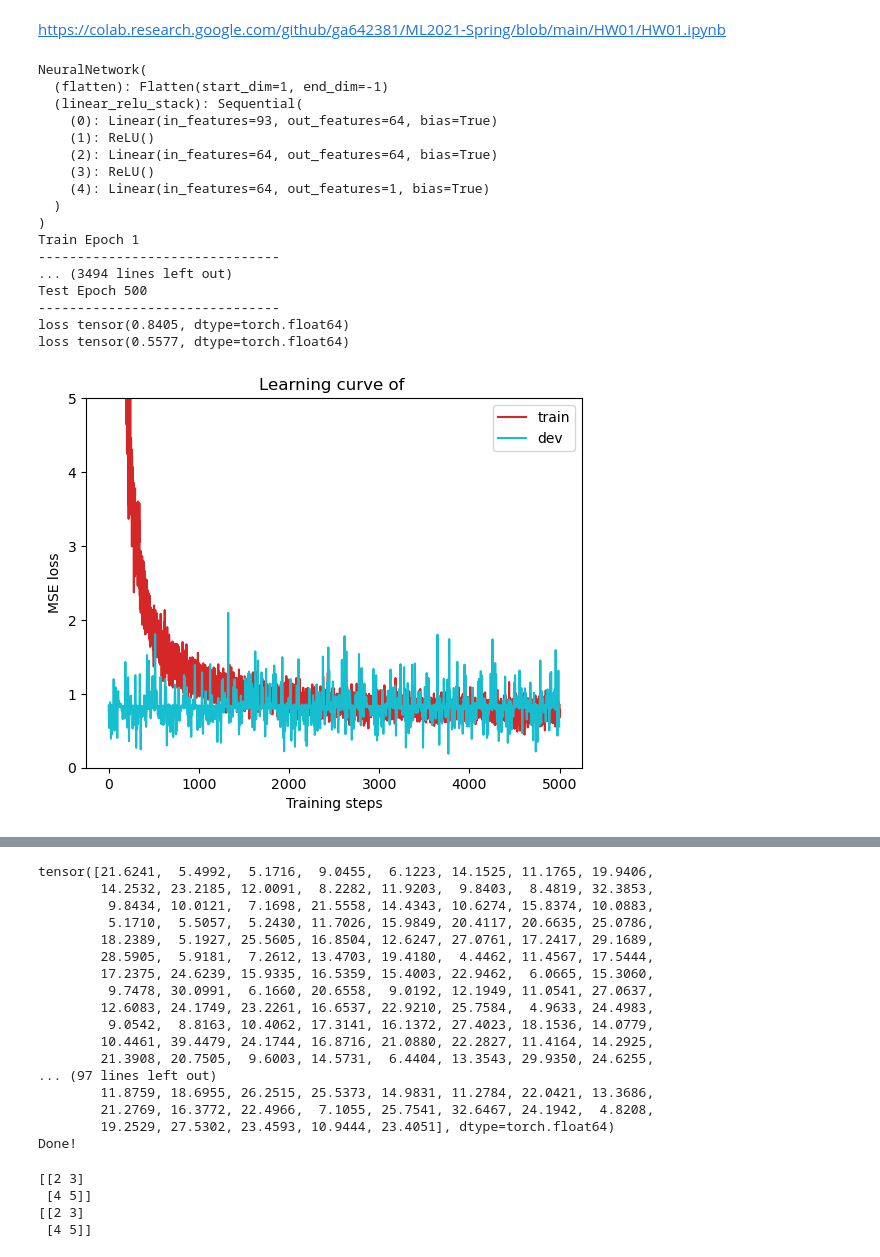
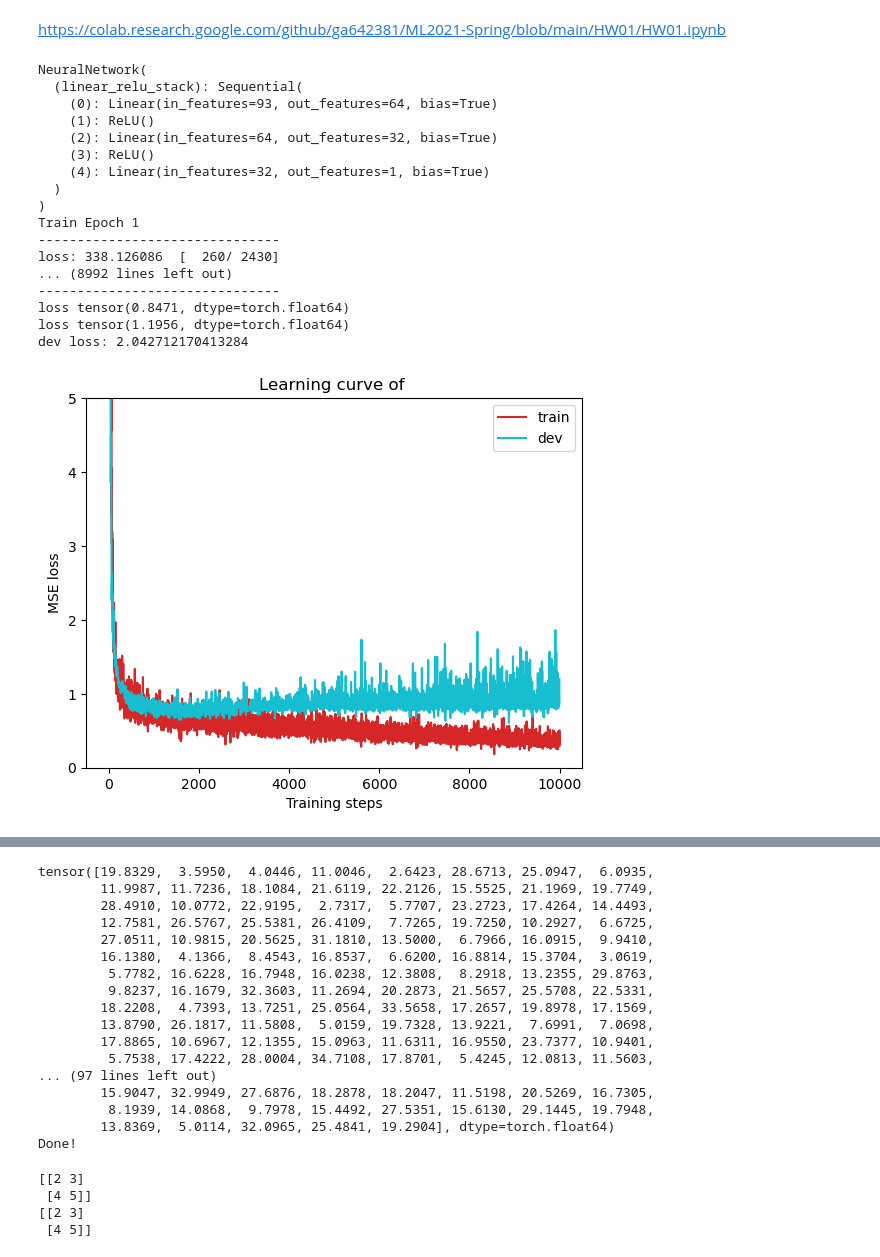
Before and after one commit to leavingme/Homework, a Jupyter notebook: hw1.ipynb, the cells around one changed output, grey strips where cells are left out. Drawn from its saved outputs; the diff is of its cells as text; code cells hidden in the pictures.

```diff
--- a/hw1.ipynb
+++ b/hw1.ipynb
@@ -104,13 +112,14 @@ test_dataloader = DataLoader(test_data, batch_size=32, shuffle=True)
 class NeuralNetwork(nn.Module):
     def __init__(self):
         super().__init__()
-        self.flatten = nn.Flatten()
+        # self.flatten = nn.Flatten()
         self.linear_relu_stack = nn.Sequential(
             nn.Linear(93, 64),
+            # nn.Linear(42, 32),
             nn.ReLU(),
-            nn.Linear(64, 64),
+            nn.Linear(64, 32),
             nn.ReLU(),
-            nn.Linear(64, 1),
+            nn.Linear(32, 1),
         )
         # self.linear = nn.Linear(94, 1)
         self.double()
@@ -129,7 +138,7 @@ loss_record = {"train": [], "dev": []}
 pred_record = []
 target_record = []
 
-optimizer = torch.optim.SGD(model.parameters(), lr=0.001)
+optimizer = torch.optim.SGD(model.parameters(), lr=0.001, momentum=0.9)
 
 def train(dataloader, model, loss_fn, optimizer):
     size = len(dataloader.dataset)
@@ -153,6 +162,10 @@ def train(dataloader, model, loss_fn, optimizer):
             loss, current = loss.item(), (batch + 1) * len(X)
             print(f"loss: {loss:>7f}  [{current:>5d}/{size:>5d}]")
 
+
+
+
+
 def dev(dataloader, model, loss_fn):
     global pred_record, target_record
 
@@ -169,6 +182,7 @@ def dev(dataloader, model, loss_fn):
             pred = model(X)
             pred = pred.squeeze()
             loss = loss_fn(pred, y)
+            test_loss += loss.item()
 
             loss_record["dev"].append(loss.item())
 
@@ -179,7 +193,7 @@ def dev(dataloader, model, loss_fn):
     pred_record = torch.cat(pred_record, dim=0).numpy()
     target_record = torch.cat(target_record, dim=0).numpy()
 
-            # test_loss += loss_fn(pred, y).item()
+    return test_loss
             # correct += (pred.argmax(1) == y).type(torch.float).sum().item()
 
     # test_loss /= num_batches
@@ -187,7 +201,12 @@ def dev(dataloader, model, loss_fn):
     # print(f"Test Error: \n Accuracy: {(100*correct):>0.1f}%, Avg loss: {test_loss:>8f} \n")
 
 def test(dataloader, model):
+    del model
+    model = NeuralNetwork()
+    ckpt = torch.load("model.pth")
+    model.load_state_dict(ckpt)
     model.eval()
+
     preds = []
     with torch.no_grad():
         for X in dataloader:
@@ -196,42 +215,46 @@ def test(dataloader, model):
 
             preds.append(pred)
 
     preds = torch.cat(preds, dim=0)
     print(preds)
     save_result(preds)
 
-
-epochs = 500
+epochs = 1000
+min_loss = 1000
 for t in range(epochs):
     print(f"Train Epoch {t+1}\n-------------------------------")
     train(train_dataloader, model, loss_fn, optimizer)
 
-for t in range(epochs):
     print(f"Test Epoch {t+1}\n-------------------------------")
-    dev(dev_dataloader, model, loss_fn)
+    dev_loss = dev(dev_dataloader, model, loss_fn)
+    if dev_loss < min_loss:
+        min_loss = dev_loss
+        torch.save(model.state_dict(), "model.pth")
+
+    print(f"dev loss: {dev_loss}\n")
 
 plot_learning_curve(loss_record, "")
 plot_pred(pred_record, target_record)
 
 test(test_dataloader, model)
 
 print("Done!")
 # %% [output]
 NeuralNetwork(
-  (flatten): Flatten(start_dim=1, end_dim=-1)
   (linear_relu_stack): Sequential(
     (0): Linear(in_features=93, out_features=64, bias=True)
     (1): ReLU()
-    (2): Linear(in_features=64, out_features=64, bias=True)
+    (2): Linear(in_features=64, out_features=32, bias=True)
     (3): ReLU()
-    (4): Linear(in_features=64, out_features=1, bias=True)
+    (4): Linear(in_features=32, out_features=1, bias=True)
   )
 )
 Train Epoch 1
 -------------------------------
-... (3494 lines left out)
-Test Epoch 500
+loss: 338.126086  [  260/ 2430]
+... (8992 lines left out)
 -------------------------------
-loss tensor(0.8405, dtype=torch.float64)
-loss tensor(0.5577, dtype=torch.float64)
+loss tensor(0.8471, dtype=torch.float64)
+loss tensor(1.1956, dtype=torch.float64)
+dev loss: 2.042712170413284
-[figure, old version]
+[figure, new version]
@@ -239,19 +262,19 @@ loss tensor(0.5577, dtype=torch.float64)
-tensor([21.6241,  5.4992,  5.1716,  9.0455,  6.1223, 14.1525, 11.1765, 19.9406,
-        14.2532, 23.2185, 12.0091,  8.2282, 11.9203,  9.8403,  8.4819, 32.3853,
-         9.8434, 10.0121,  7.1698, 21.5558, 14.4343, 10.6274, 15.8374, 10.0883,
-         5.1710,  5.5057,  5.2430, 11.7026, 15.9849, 20.4117, 20.6635, 25.0786,
-        18.2389,  5.1927, 25.5605, 16.8504, 12.6247, 27.0761, 17.2417, 29.1689,
-        28.5905,  5.9181,  7.2612, 13.4703, 19.4180,  4.4462, 11.4567, 17.5444,
-        17.2375, 24.6239, 15.9335, 16.5359, 15.4003, 22.9462,  6.0665, 15.3060,
-         9.7478, 30.0991,  6.1660, 20.6558,  9.0192, 12.1949, 11.0541, 27.0637,
-        12.6083, 24.1749, 23.2261, 16.6537, 22.9210, 25.7584,  4.9633, 24.4983,
-         9.0542,  8.8163, 10.4062, 17.3141, 16.1372, 27.4023, 18.1536, 14.0779,
-        10.4461, 39.4479, 24.1744, 16.8716, 21.0880, 22.2827, 11.4164, 14.2925,
-        21.3908, 20.7505,  9.6003, 14.5731,  6.4404, 13.3543, 29.9350, 24.6255,
+tensor([19.8329,  3.5950,  4.0446, 11.0046,  2.6423, 28.6713, 25.0947,  6.0935,
+        11.9987, 11.7236, 18.1084, 21.6119, 22.2126, 15.5525, 21.1969, 19.7749,
+        28.4910, 10.0772, 22.9195,  2.7317,  5.7707, 23.2723, 17.4264, 14.4493,
+        12.7581, 26.5767, 25.5381, 26.4109,  7.7265, 19.7250, 10.2927,  6.6725,
+        27.0511, 10.9815, 20.5625, 31.1810, 13.5000,  6.7966, 16.0915,  9.9410,
+        16.1380,  4.1366,  8.4543, 16.8537,  6.6200, 16.8814, 15.3704,  3.0619,
+         5.7782, 16.6228, 16.7948, 16.0238, 12.3808,  8.2918, 13.2355, 29.8763,
+         9.8237, 16.1679, 32.3603, 11.2694, 20.2873, 21.5657, 25.5708, 22.5331,
+        18.2208,  4.7393, 13.7251, 25.0564, 33.5658, 17.2657, 19.8978, 17.1569,
+        13.8790, 26.1817, 11.5808,  5.0159, 19.7328, 13.9221,  7.6991,  7.0698,
+        17.8865, 10.6967, 12.1355, 15.0963, 11.6311, 16.9550, 23.7377, 10.9401,
+         5.7538, 17.4222, 28.0004, 34.7108, 17.8701,  5.4245, 12.0813, 11.5603,
 ... (97 lines left out)
-        11.8759, 18.6955, 26.2515, 25.5373, 14.9831, 11.2784, 22.0421, 13.3686,
-        21.2769, 16.3772, 22.4966,  7.1055, 25.7541, 32.6467, 24.1942,  4.8208,
-        19.2529, 27.5302, 23.4593, 10.9444, 23.4051], dtype=torch.float64)
+        15.9047, 32.9949, 27.6876, 18.2878, 18.2047, 11.5198, 20.5269, 16.7305,
+         8.1939, 14.0868,  9.7978, 15.4492, 27.5351, 15.6130, 29.1445, 19.7948,
+        13.8369,  5.0114, 32.0965, 25.4841, 19.2904], dtype=torch.float64)
 Done!
 # %%
 m = np.array([[3,4],[5,6]])
```
Also changed, not shown: parts of 3 cells of this notebook, 1 other file.
